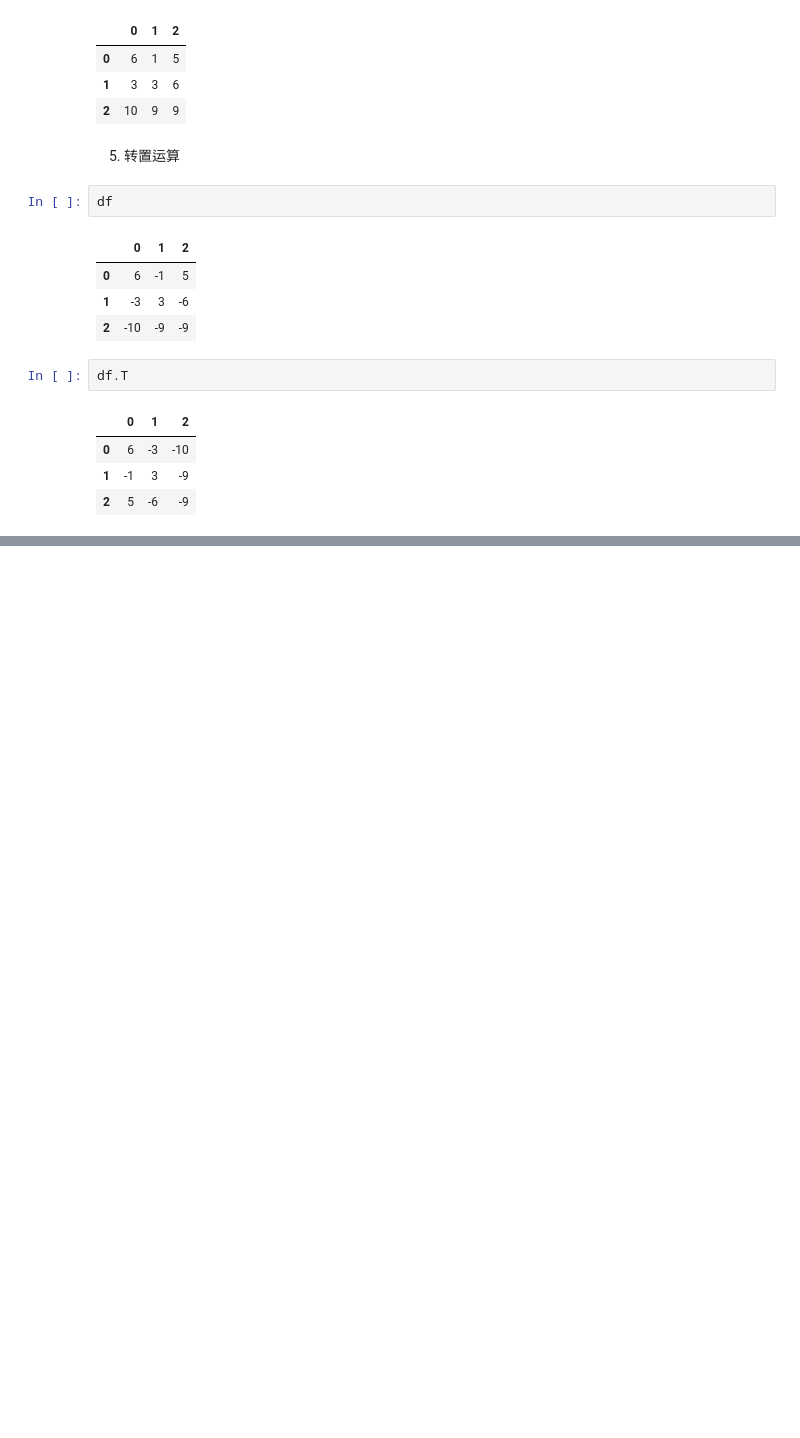
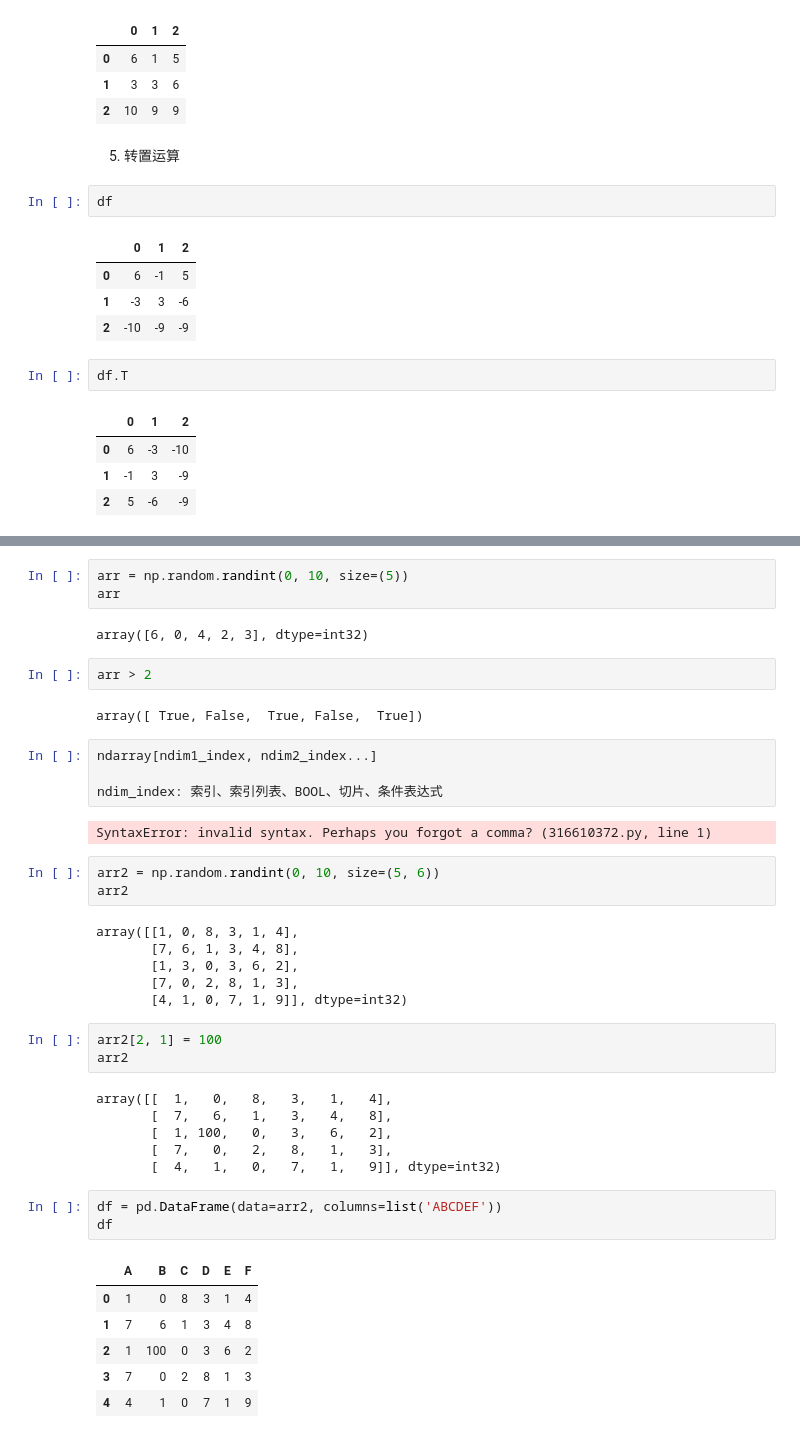
Before and after one commit to Leecoin49/StudyNote, a Jupyter notebook: LLM/AILLM_Luffy/1.Python/第20章Pandas/1.pandas核心数据类型.ipynb, the cells around one changed output, grey strips where cells are left out. Drawn from its saved outputs; the diff is of its cells as text; blank space fills up the shorter version.

```diff
--- a/LLM/AILLM_Luffy/1.Python/第20章Pandas/1.pandas核心数据类型.ipynb
+++ b/LLM/AILLM_Luffy/1.Python/第20章Pandas/1.pandas核心数据类型.ipynb
@@ -568,0 +571,43 @@ df.T
+# %%
+arr = np.random.randint(0, 10, size=(5))
+arr
+# %% [output]
+array([6, 0, 4, 2, 3], dtype=int32)
+# %%
+arr > 2
+# %% [output]
+array([ True, False,  True, False,  True])
+# %%
+ndarray[ndim1_index, ndim2_index...]
+
+ndim_index: 索引、索引列表、BOOL、切片、条件表达式
+# %% [output]
+SyntaxError: invalid syntax. Perhaps you forgot a comma? (316610372.py, line 1)
+# %%
+arr2 = np.random.randint(0, 10, size=(5, 6))
+arr2
+# %% [output]
+array([[1, 0, 8, 3, 1, 4],
+       [7, 6, 1, 3, 4, 8],
+       [1, 3, 0, 3, 6, 2],
+       [7, 0, 2, 8, 1, 3],
+       [4, 1, 0, 7, 1, 9]], dtype=int32)
+# %%
+arr2[2, 1] = 100
+arr2
+# %% [output]
+array([[  1,   0,   8,   3,   1,   4],
+       [  7,   6,   1,   3,   4,   8],
+       [  1, 100,   0,   3,   6,   2],
+       [  7,   0,   2,   8,   1,   3],
+       [  4,   1,   0,   7,   1,   9]], dtype=int32)
+# %%
+df = pd.DataFrame(data=arr2, columns=list('ABCDEF'))
+df
+# %% [output]
+|  | A | B | C | D | E | F |
+| 0 | 1 | 0 | 8 | 3 | 1 | 4 |
+| 1 | 7 | 6 | 1 | 3 | 4 | 8 |
+| 2 | 1 | 100 | 0 | 3 | 6 | 2 |
+| 3 | 7 | 0 | 2 | 8 | 1 | 3 |
+| 4 | 4 | 1 | 0 | 7 | 1 | 9 |
```
Also changed, not shown: parts of 106 cells of this notebook.
